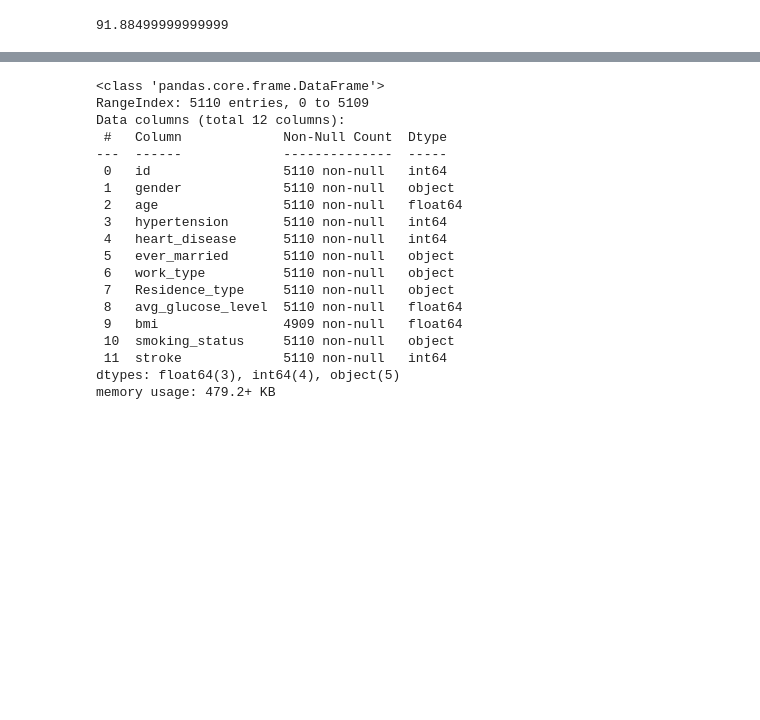
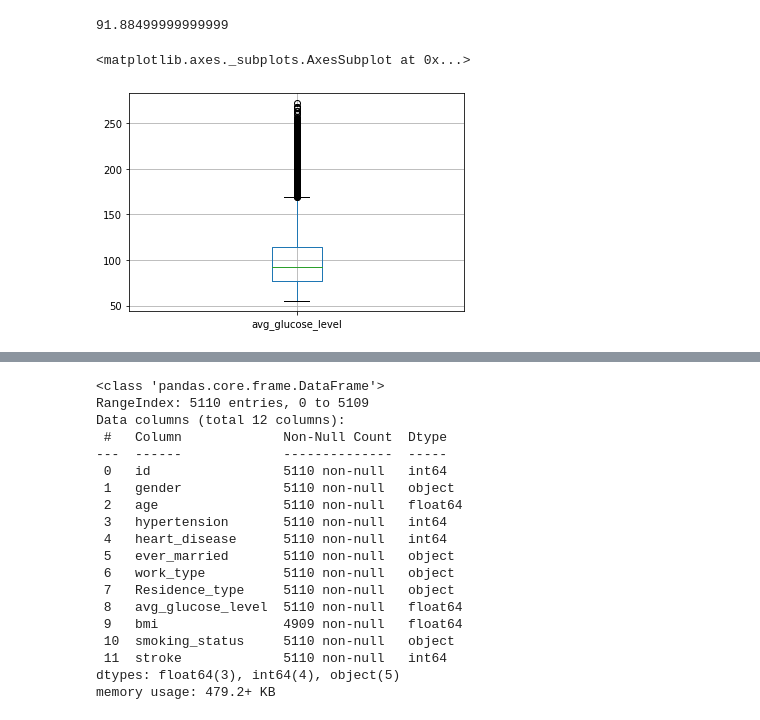
Before and after one commit to Marco87/Projects, a Jupyter notebook: Python/Projetos/IGTI/Analise de Dados/Modulo Final/desafio_CID.ipynb, the cells around one changed output, grey strips where cells are left out. Cells and saved outputs as stored; diff of their text form; code cells hidden in the pictures; blank space fills up the shorter version.

```diff
--- a/Python/Projetos/IGTI/Analise de Dados/Modulo Final/desafio_CID.ipynb
+++ b/Python/Projetos/IGTI/Analise de Dados/Modulo Final/desafio_CID.ipynb
@@ -89,3 +102,8 @@ Name: smoking_status, dtype: int64
 dataset['avg_glucose_level'].median()
 # %% [output]
 91.88499999999999
+# %%
+dataset.boxplot(column=['avg_glucose_level'])
+# %% [output]
+<matplotlib.axes._subplots.AxesSubplot at 0x...>
+[figure, added]
```
Also changed, not shown: parts of 3 cells of this notebook.
